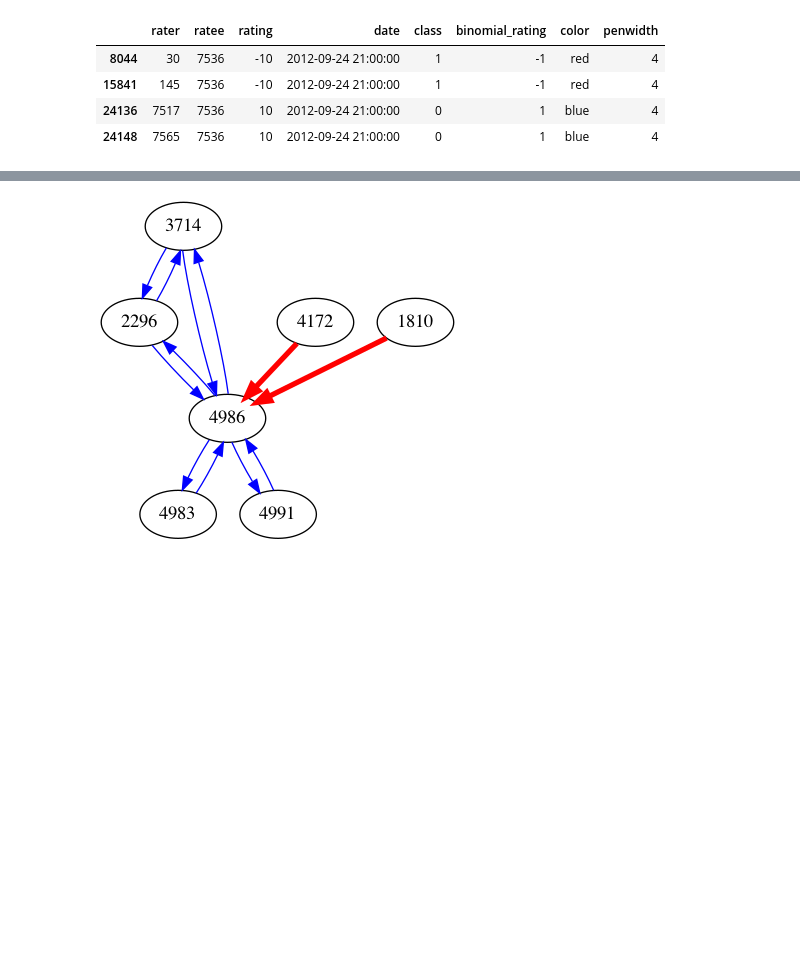
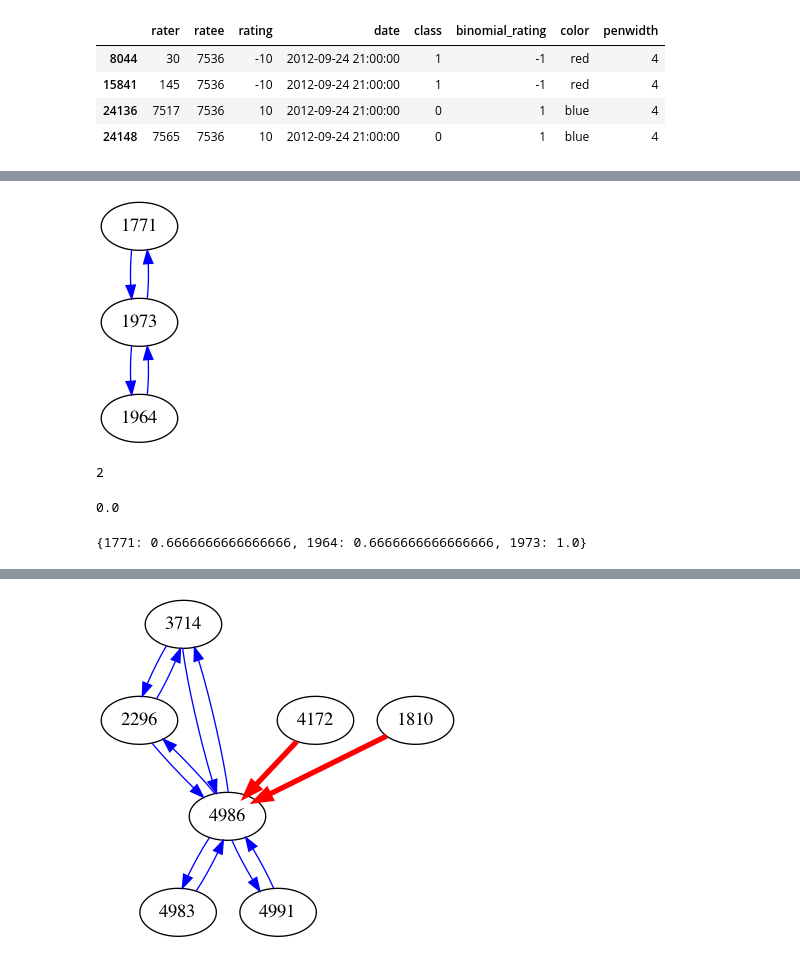
Before and after one commit to allanalberts/Fighting-Fraud-With-Graph-Theory, a Jupyter notebook: notebooks/Example User.ipynb, the cells around one changed output, grey strips where cells are left out. Cells and saved outputs as stored; diff of their text form; code cells hidden in the pictures; blank space fills up the shorter version.

```diff
--- a/notebooks/Example User.ipynb
+++ b/notebooks/Example User.ipynb
@@ -80,0 +171,22 @@ alpha_df[(alpha_df['date'] <= maxdate) & (alpha_df['ratee']==7536)]
+# %%
+otc_pos_G = h.build_graph(otc_df, rating_type='pos', rating_date='2012-04-26 01:17:56')
+user = 1973
+user_g = nx.ego_graph(nx.reverse_view(otc_pos_G), user, radius=1)
+node_census = nx.triadic_census(nx.reverse_view(user_g))
+degree = nx.degree(nx.reverse_view(user_g))
+user_g.graph['rankdir']='TB'
+nxpd.draw(nx.reverse_view(user_g), show='ipynb')
+# %% [output]
+[figure, added]
+# %%
+len(list(nx.neighbors(user_g, 1973)))
+# %% [output]
+2
+# %%
+nx.in_degree_centrality(nx.reverse_view(user_g))[user]-nx.out_degree_centrality(nx.reverse_view(user_g))[user]
+# %% [output]
+0.0
+# %%
+nx.closeness_centrality(nx.reverse_view(user_g))
+# %% [output]
+{1771: 0.6666666666666666, 1964: 0.6666666666666666, 1973: 1.0}
```
Also changed, not shown: parts of 26 cells of this notebook, 13 other files.
